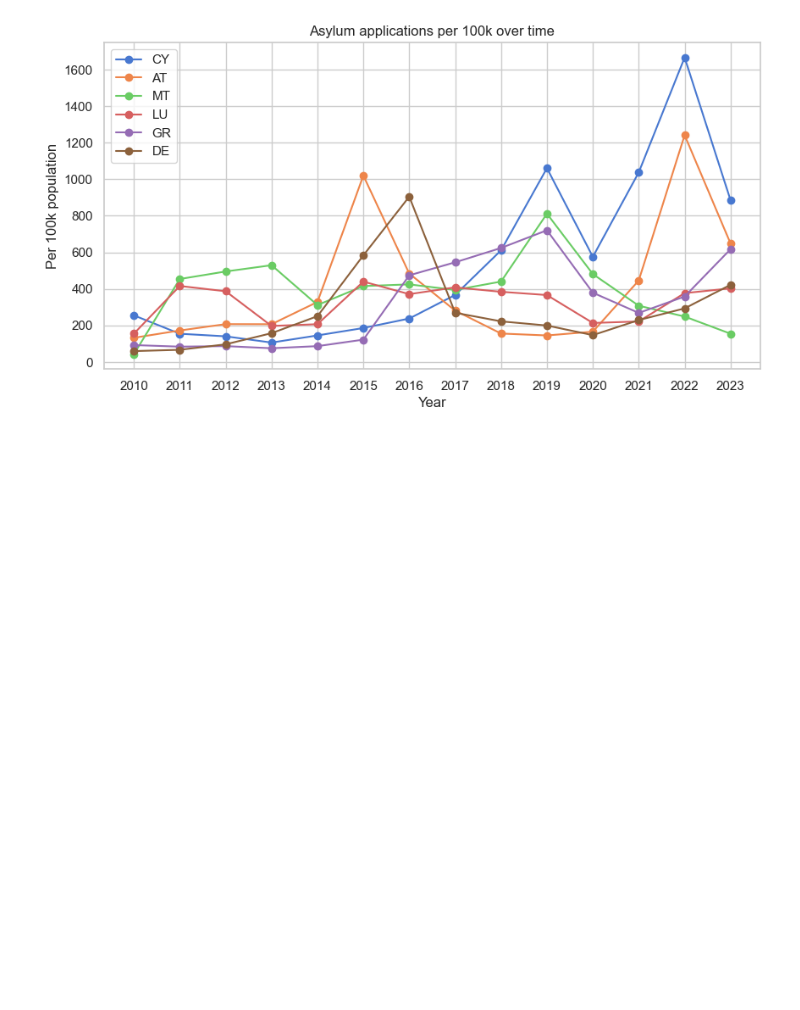
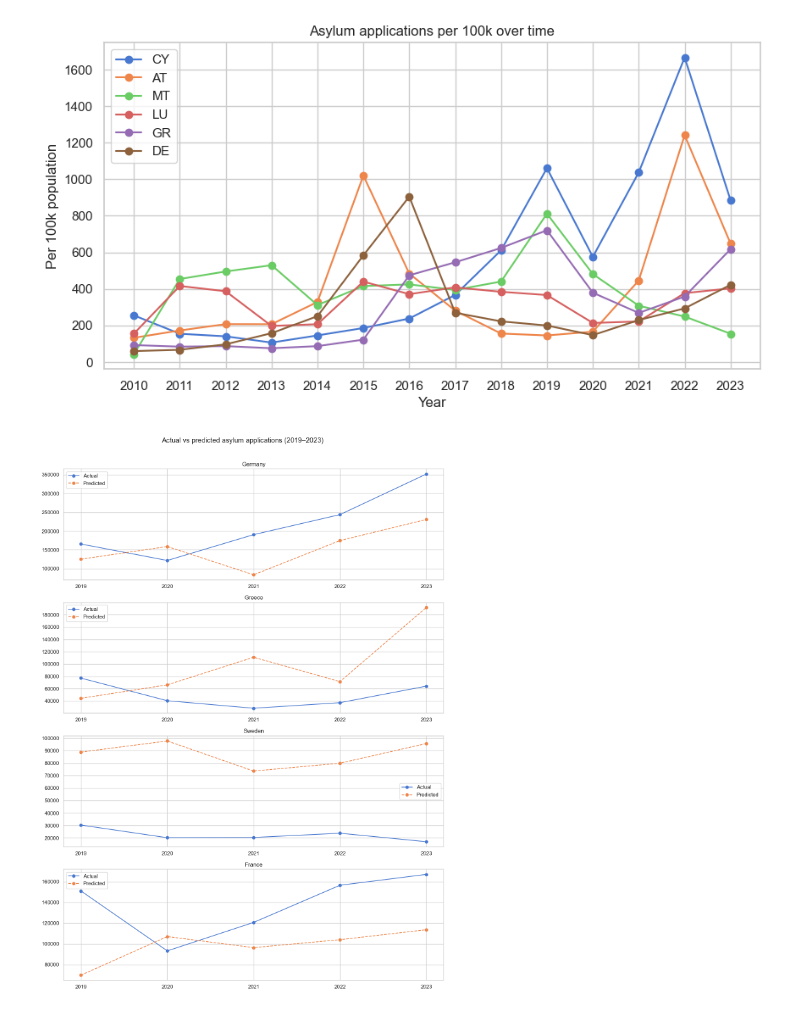
Before and after one commit to Oliver-Beaulieu/TERRA-repo, a Jupyter notebook: ml-src/03_eda_visualizations.ipynb, the cells around one changed output. Drawn from its saved outputs; the diff is of its cells as text; code cells hidden in the pictures; blank space fills up the shorter version.

Commit message:
Reran notebook and has different saved results in CSV

```diff
--- a/ml-src/03_eda_visualizations.ipynb
+++ b/ml-src/03_eda_visualizations.ipynb
@@ -17,6 +17,7 @@ from scipy import stats
 import os
 
 df = pd.read_csv("../datasets/processed/merged_data.csv")
+results = pd.read_csv("../outputs/results.csv")
 
 df["asylum_per_100k"] = (df["asylum_applications"] / df["population"]) * 100_000
 
@@ -120,3 +121,20 @@ plt.savefig("../outputs/time_series.png", dpi=150)
 plt.show()
 # %% [output]
 [figure]
+# %%
+fig, axes = plt.subplots(4, 1, figsize=(12, 16))
+
+for ax, country in zip(axes, ["DE", "GR", "SE", "FR"]):
+    sub = results[results["country"] == country].sort_values("year")
+    ax.plot(sub["year"], sub["actual"],    marker="o", label="Actual")
+    ax.plot(sub["year"], sub["predicted"], marker="o", label="Predicted",linestyle="--")
+    ax.set_title(country_names[country])
+    ax.set_xticks(sub["year"])
+    ax.legend()
+
+plt.suptitle("Actual vs predicted asylum applications (2019–2023)", y=1.01)
+plt.tight_layout()
+plt.savefig("../outputs/actual_vs_predicted.png", dpi=150)
+plt.show()
+# %% [output]
+[figure, added]
```
Also changed, not shown: 2 other files.
